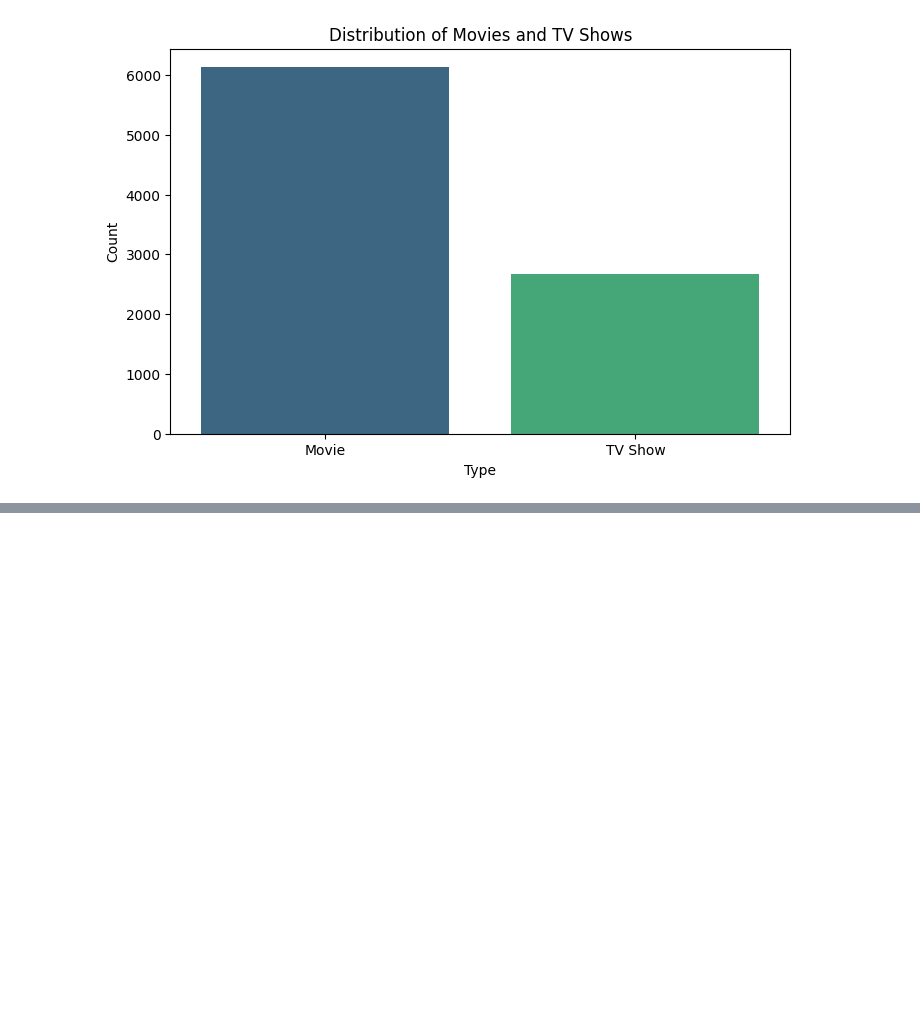
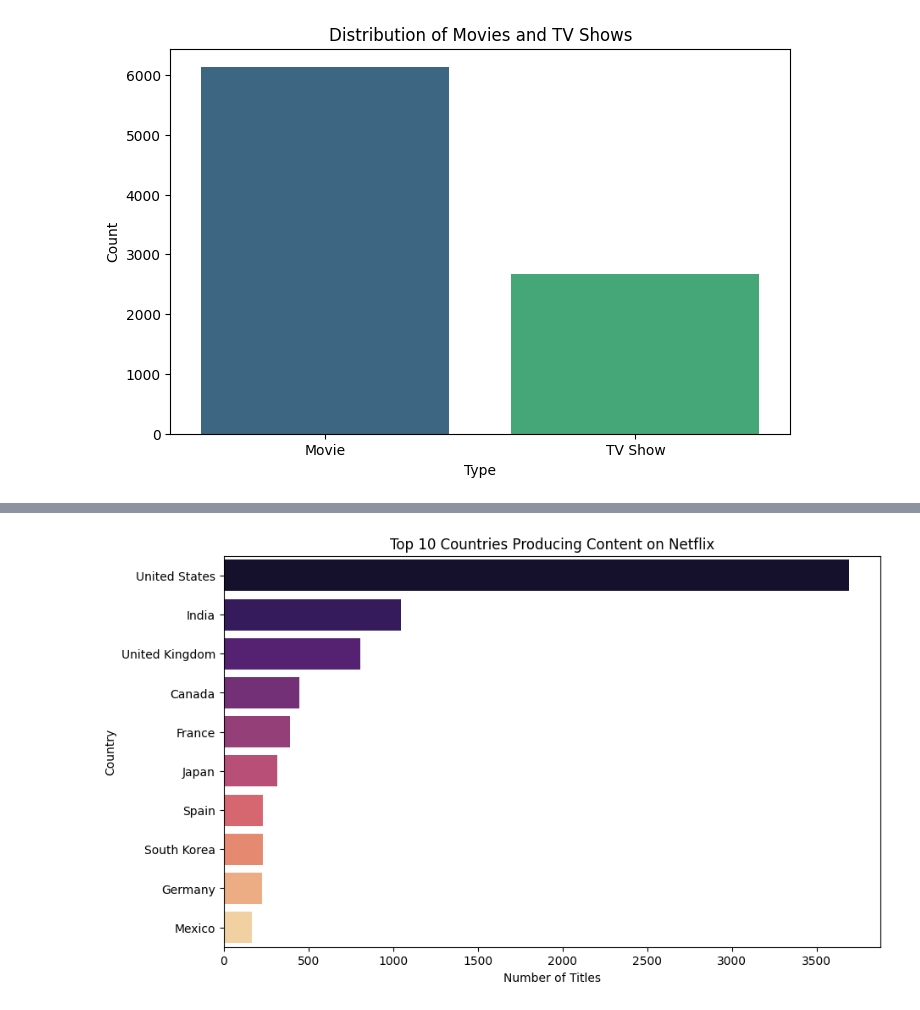
Before and after one commit to navyamj01/Netflix-Data-Analysis, a Jupyter notebook: Netflix_Datanalysis.ipynb, the cells around one changed output, grey strips where cells are left out. Drawn from its saved outputs; the diff is of its cells as text; code cells hidden in the pictures; blank space fills up the shorter version.

```diff
--- a/Netflix_Datanalysis.ipynb
+++ b/Netflix_Datanalysis.ipynb
@@ -118,3 +118,11 @@ Passing `palette` without assigning `hue` is deprecated and will be removed in v
 
   sns.countplot(data=df, x='type', palette='viridis')
 [figure]
+# %%
+countries_split = df['country'].dropna().str.split(', ')
+all_countries = countries_split.explode()
+
+top_10_countries = all_countries.value_counts().head(10)
+
+print("Top 10 Content Producing Countries:")
+display(top_10_countries)
@@ -120,0 +144,9 @@ Passing `palette` without assigning `hue` is deprecated and will be removed in v
+# %%
+plt.figure(figsize=(10, 6))
+sns.barplot(x=top_10_countries.values, y=top_10_countries.index, hue=top_10_countries.index, palette='magma', legend=False)
+plt.title('Top 10 Countries Producing Content on Netflix')
+plt.xlabel('Number of Titles')
+plt.ylabel('Country')
+plt.show()
+# %% [output]
+[figure, added]
```
Also changed, not shown: parts of 1 cell of this notebook.
